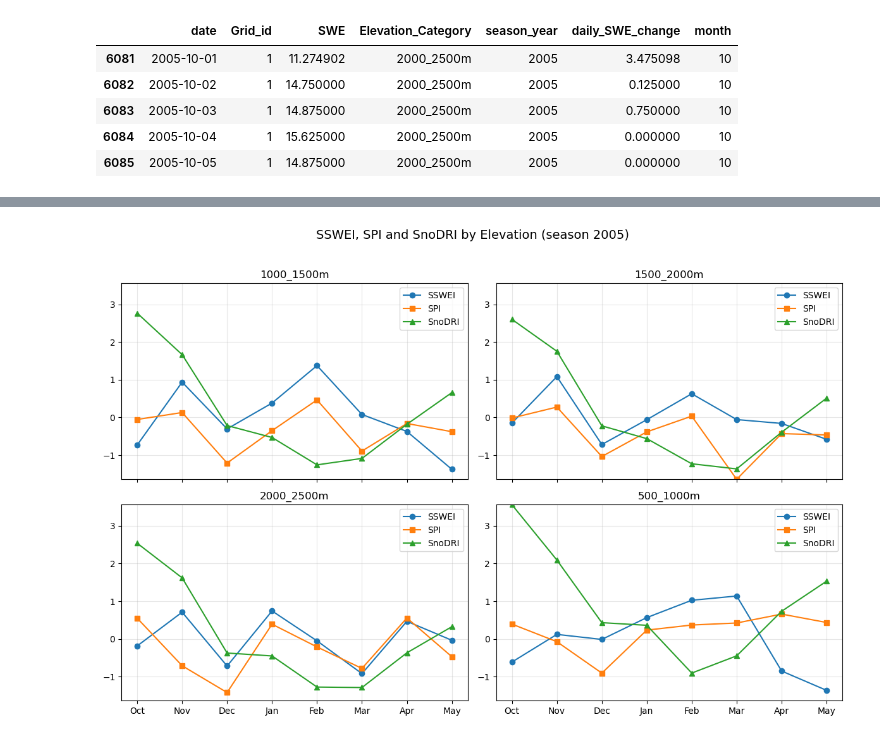
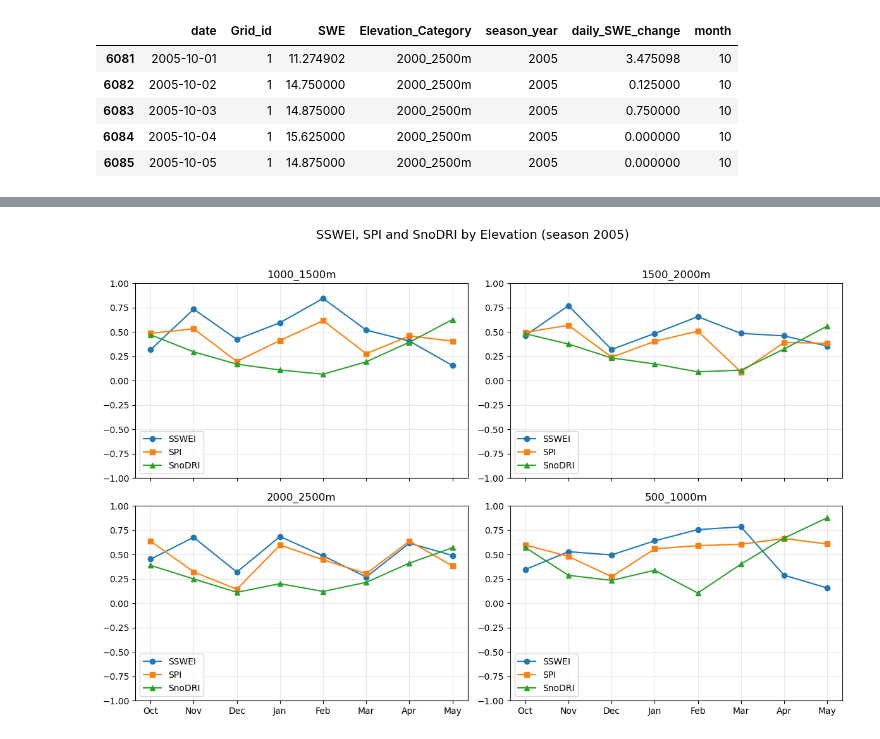
Before and after one commit to Nadiesenali/snowdroughtindex-main, a Jupyter notebook: notebooks/workflows/8_2005_comparison.ipynb, the cells around one changed output, grey strips where cells are left out. Drawn from its saved outputs; the diff is of its cells as text; code cells hidden in the pictures.

```diff
--- a/notebooks/workflows/8_2005_comparison.ipynb
+++ b/notebooks/workflows/8_2005_comparison.ipynb
@@ -131,8 +158,8 @@ display(perturb_integrated.head())
 # %%
 # 3. Gringorten plotting position calculation
 # Apply gringorten_probabilities grouped by coordinate_id
-perturb_integrated['gringorten_probability'] = perturb_integrated.groupby('Grid_id')['integrated_perturb_SWE'].transform(sswei.gringorten_probabilities)
+sum_daily_SWE['gringorten_probability'] = sum_daily_SWE.groupby('Grid_id')['sum_daily_SWE_change'].transform(sswei.gringorten_probabilities)
 
 # Display the updated DataFrame
-display(perturb_integrated)
+display(sum_daily_SWE)
 # %% [output]
@@ -152,8 +179,8 @@ display(perturb_integrated)
 # %%
 #4. Compute standardized SWEI
 # Compute SSWEI grouped by coordinate_id
-perturb_integrated['SSWEI'] = perturb_integrated.groupby('Grid_id')['gringorten_probability'].transform(sswei.compute_swei)
+sum_daily_SWE['SSWEI'] = sum_daily_SWE.groupby('Grid_id')['gringorten_probability'].transform(sswei.compute_swei)
 
 # Display the updated DataFrame
-display(perturb_integrated)
+display(sum_daily_SWE)
 # %% [output]
@@ -173,7 +200,7 @@ display(perturb_integrated)
 # %%
 # Group by season_year and calculate the mean SSWEI for each year
 # Group by Season_year and Elevation_Category, then pivot to have each elevation as a column
-average_SSWEI_per_year = perturb_integrated.groupby(['month', 'Elevation_Category'])['SSWEI'].mean().reset_index()
+average_SSWEI_per_year = sum_daily_SWE.groupby(['month', 'Elevation_Category'])['SSWEI'].mean().reset_index()
 average_SSWEI_per_year = average_SSWEI_per_year.pivot(index='month', columns='Elevation_Category', values='SSWEI').reset_index()
 
 # No need to rename columns here, as the pivot already gives correct column names
@@ -230,0 +331,16 @@ display(october_data)
+# %%
+# Normalize merged using fixed min/max of -2 and 2
+cols_to_norm = [c for c in merged.columns if c != 'month']
+merged_normalized = merged.copy()
+
+ref_min = -2.0
+ref_max = 2.0
+den = ref_max - ref_min
+
+for col in cols_to_norm:
+    if den == 0:
+        merged_normalized[col] = 0.0
+    else:
+        merged_normalized[col] = ((merged[col] - ref_min) / den).clip(0.0, 1.0)
+
+display(merged_normalized.head())
@@ -232,9 +355,9 @@ display(october_data)
 # Plot merged for each elevation (fix x-axis ordering by using ordinal positions)
 month_order = [10, 11, 12, 1, 2, 3, 4, 5]
 try:
-    merged_sorted = merged.set_index('month').loc[month_order].reset_index()
+    merged_sorted = merged_normalized.set_index('month').loc[month_order].reset_index()
 except Exception:
-    merged_sorted = merged.copy()
+    merged_sorted = merged_normalized.copy()
 
 # derive elevation category column names from merged_sorted (those without _SPI/_SnoDRI suffix)
 elevations = [c for c in merged_sorted.columns if c != 'month' and not c.endswith('_SPI') and not c.endswith('_SnoDRI')]
@@ -250,32 +373,32 @@ colors = {'SSWEI': 'tab:blue', 'SPI': 'tab:orange', 'SnoDRI': 'tab:green'}
 
 # use integer x positions so months are plotted in the specified order
 x = np.arange(len(merged_sorted))
 month_labels = pd.to_datetime(merged_sorted['month'].astype(str), format='%m').dt.strftime('%b')
 
 for i, elev in enumerate(elevations):
     ax = axes2[i]
     ax.plot(x, merged_sorted[elev], marker='o', color=colors['SSWEI'], label='SSWEI')
     ax.plot(x, merged_sorted[f'{elev}_SPI'], marker='s', color=colors['SPI'], label='SPI')
     ax.plot(x, merged_sorted[f'{elev}_SnoDRI'], marker='^', color=colors['SnoDRI'], label='SnoDRI')
     ax.set_title(elev)
     ax.set_xticks(x)
     ax.set_xticklabels(month_labels)
     ax.grid(alpha=0.3)
     ax.legend()
 
 # same y-axis limits for all subplots
 ymin = min(merged_sorted[elev].min() for elev in elevations + [f'{elev}_SPI' for elev in elevations] + [f'{elev}_SnoDRI' for elev in elevations])
 ymax = max(merged_sorted[elev].max() for elev in elevations + [f'{elev}_SPI' for elev in elevations] + [f'{elev}_SnoDRI' for elev in elevations])
 for ax in axes2:
-    ax.set_ylim(ymin, ymax)
+    ax.set_ylim(-1,1)
 
 # hide any remaining axes
 for j in range(len(elevations), len(axes2)):
     axes2[j].set_visible(False)
 
 fig2.suptitle('SSWEI, SPI and SnoDRI by Elevation (season 2005)', fontsize=14)
 fig2.tight_layout(rect=[0, 0, 1, 0.96])
 fig2.savefig(out_file, dpi=300)
 plt.show()
 # %% [output]
-[figure, old version]
+[figure, new version]
```
Also changed, not shown: parts of 13 cells of this notebook.
